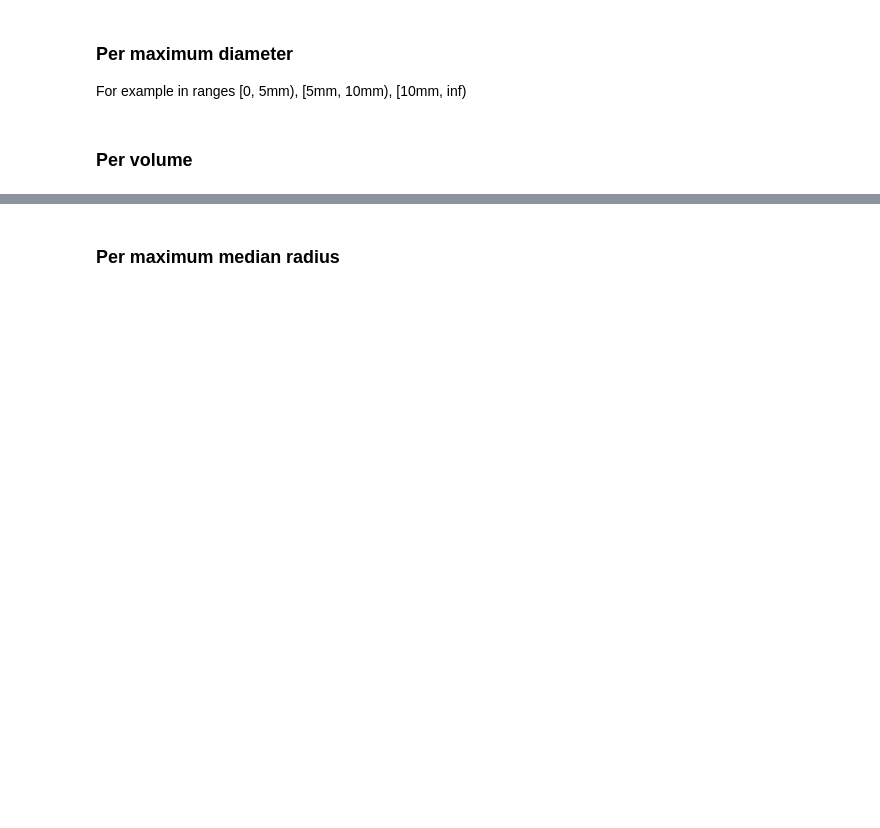
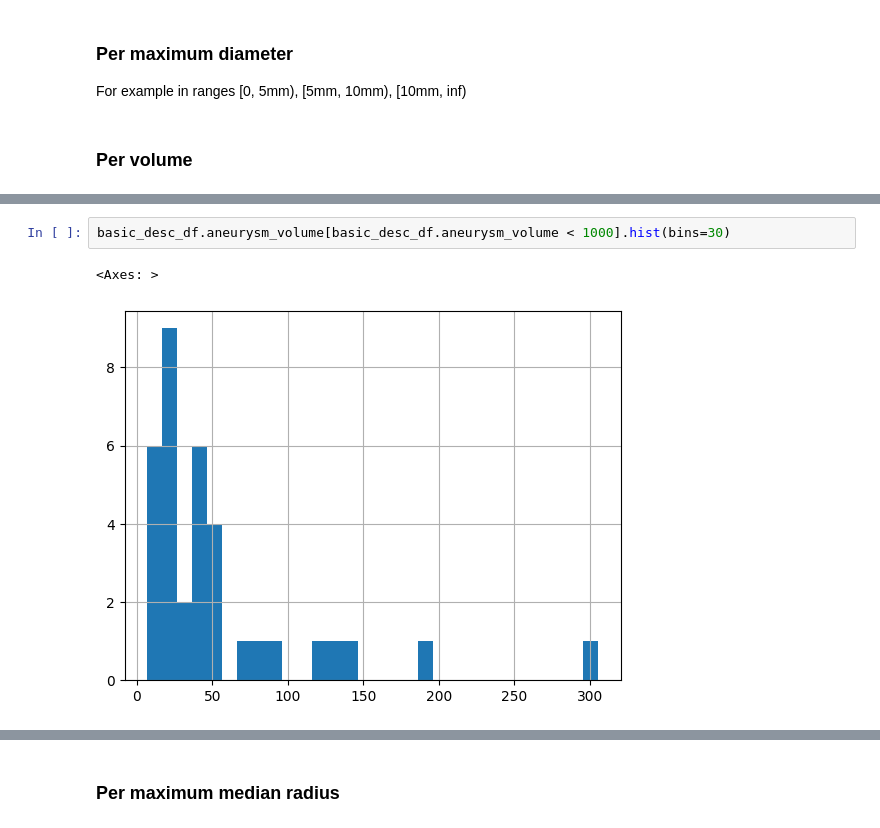
Before and after one commit to JdbermeoUZH/MastersThesisUIASegmentation, a Jupyter notebook: notebooks/Laussane/01-dataset-description/01-EDA on UIAs.ipynb, the cells around one changed output, grey strips where cells are left out. Saved outputs shown, nothing was run; the diff lists cells and outputs as text; blank space fills up the shorter version.

```diff
--- a/notebooks/Laussane/01-dataset-description/01-EDA on UIAs.ipynb
+++ b/notebooks/Laussane/01-dataset-description/01-EDA on UIAs.ipynb
@@ -167,0 +176,5 @@ For example in ranges [0, 5mm), [5mm, 10mm), [10mm, inf)
+# %%
+basic_desc_df.aneurysm_volume[basic_desc_df.aneurysm_volume < 1000].hist(bins=30)
+# %% [output]
+<Axes: >
+[figure, added]
```
Also changed, not shown: parts of 4 cells of this notebook, 7 other files.
